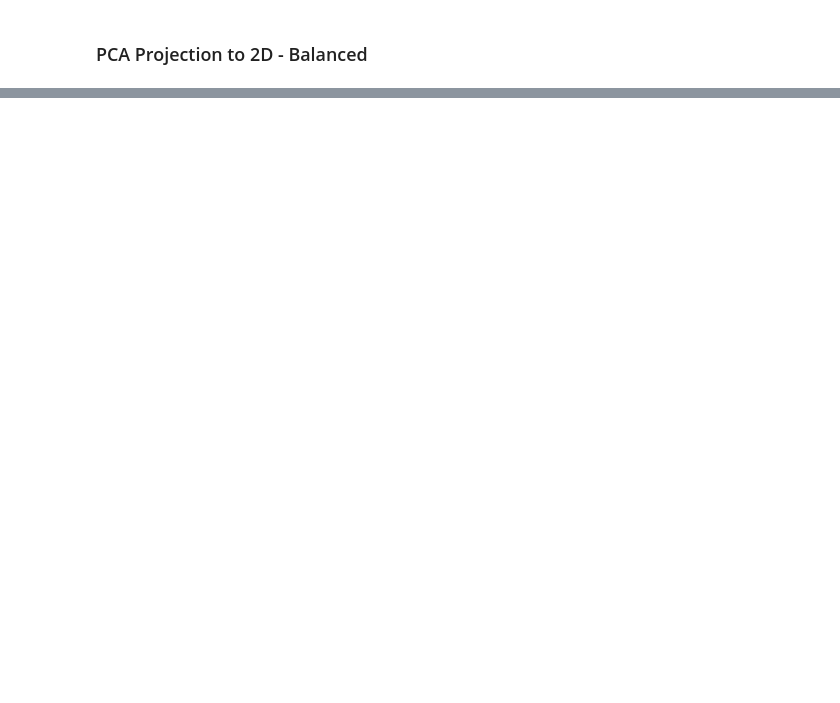
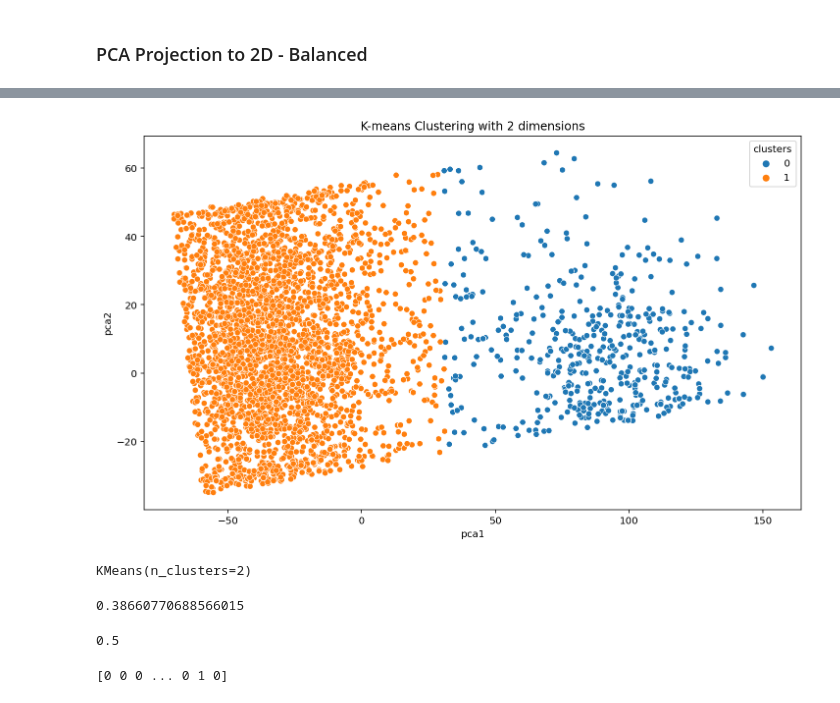
Before and after one commit to luisfreitas213/StrokePredicton, a Jupyter notebook: 03.Unsupervised.ipynb, the cells around one changed output, grey strips where cells are left out. Cells and saved outputs as stored; diff of their text form; code cells hidden in the pictures; blank space fills up the shorter version.

```diff
--- a/03.Unsupervised.ipynb
+++ b/03.Unsupervised.ipynb
@@ -127,0 +179,15 @@ ax.grid()
+# %%
+features = list(X_train_oversampled.columns)
+data = X_train_oversampled[features]
+
+clustering_kmeans = KMeans(n_clusters=2)
+data['clusters'] = clustering_kmeans.fit_predict(X_train_oversampled)
+# %%
+reduced_data = PCA(n_components=2).fit_transform(data)
+results = pd.DataFrame(reduced_data,columns=['pca1','pca2'])
+
+sns.scatterplot(x="pca1", y="pca2", hue=data['clusters'], data=results)
+plt.title('K-means Clustering with 2 dimensions')
+plt.show()
+# %% [output]
+[figure, added]
@@ -127,0 +197,45 @@ ax.grid()
+# %%
+kmeans = KMeans(n_clusters=2, max_iter=300, algorithm = 'auto')
+kmeans.fit(X)
+
+#300 0.61844
+#600 0.38155
+# %% [output]
+KMeans(n_clusters=2)
+# %%
+correct = 0
+for i in range(len(X)):
+    predict_me = np.array(X[i].astype(float))
+    predict_me = predict_me.reshape(-1, len(predict_me))
+    prediction = kmeans.predict(predict_me)
+    if prediction[0] == Y[i]:
+        correct += 1
+
+print(correct/len(X))
+# %% [output]
+0.38660770688566015
+# %%
+scaler = MinMaxScaler()
+X_scaled = scaler.fit_transform(X)
+
+kmeans.fit(X_scaled)
+
+correct = 0
+for i in range(len(X)):
+    predict_me = np.array(X[i].astype(float))
+    predict_me = predict_me.reshape(-1, len(predict_me))
+    prediction = kmeans.predict(predict_me)
+    if prediction[0] == Y[i]:
+        correct += 1
+
+print(correct/len(X))
+# %% [output]
+0.5
+# %%
+kmeans = KMeans(n_clusters=2)
+kmeans.fit(X)
+
+print(kmeans.labels_)
+y_kmeans = kmeans.predict(X)
+# %% [output]
+[0 0 0 ... 0 1 0]
```
Also changed, not shown: parts of 36 cells of this notebook, 4 other files.
